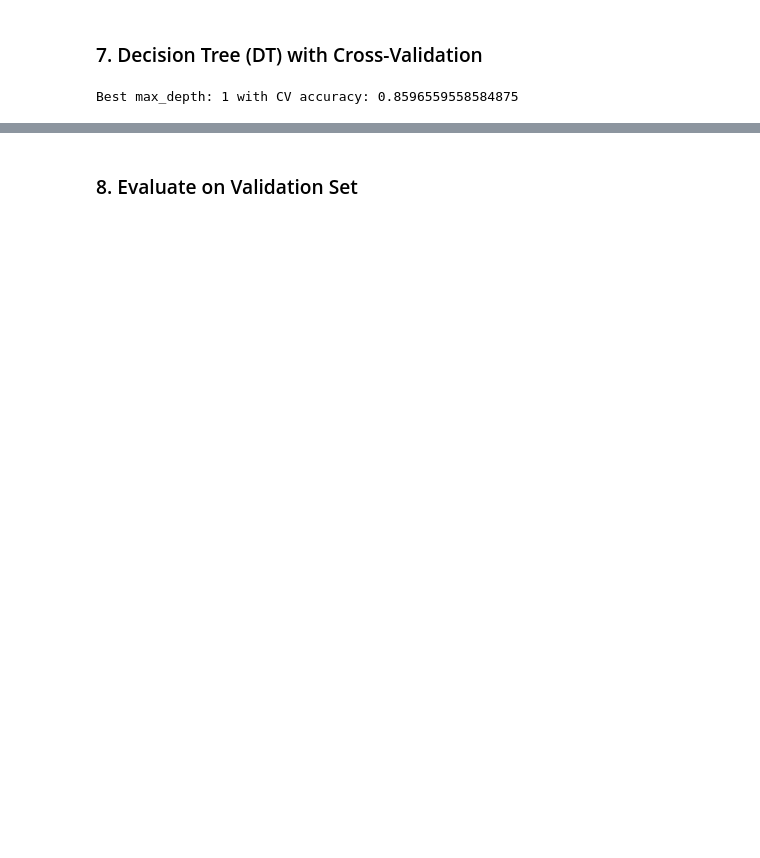
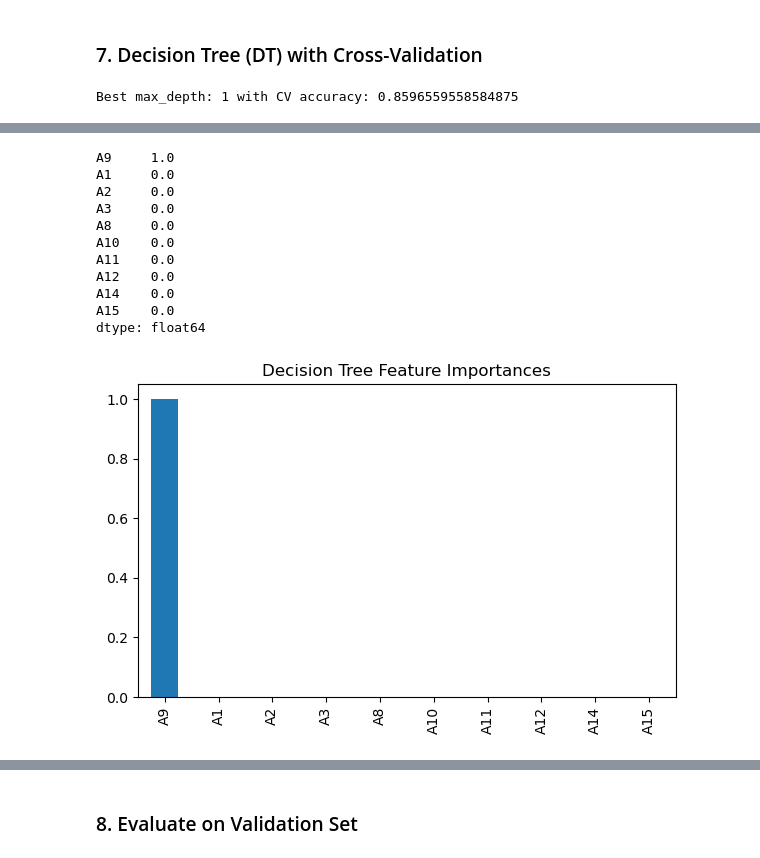
Before and after one commit to Hailegiorgisy/Credit_card_assignment, a Jupyter notebook: credit_card_analysis.ipynb, the cells around one changed output, grey strips where cells are left out. Cells and saved outputs as stored; diff of their text form; code cells hidden in the pictures; blank space fills up the shorter version.

```diff
--- a/credit_card_analysis.ipynb
+++ b/credit_card_analysis.ipynb
@@ -174,0 +200,22 @@ Best max_depth: 1 with CV accuracy: 0.8596559558584875
+# %%
+# Feature importances (Decision Tree)
+feat_imp = pd.Series(best_dt.feature_importances_, index=X.columns).sort_values(ascending=False)
+print(feat_imp)
+plt.figure(figsize=(6,4))
+feat_imp.plot(kind='bar')
+plt.title('Decision Tree Feature Importances')
+plt.tight_layout()
+plt.show()
+# %% [output]
+A9     1.0
+A1     0.0
+A2     0.0
+A3     0.0
+A8     0.0
+A10    0.0
+A11    0.0
+A12    0.0
+A14    0.0
+A15    0.0
+dtype: float64
+[figure, added]
```
Also changed, not shown: parts of 14 cells of this notebook.
